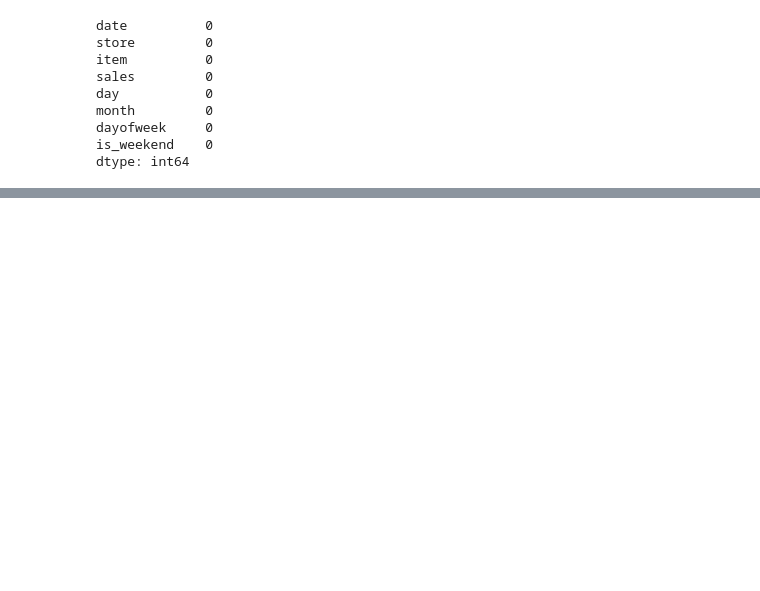
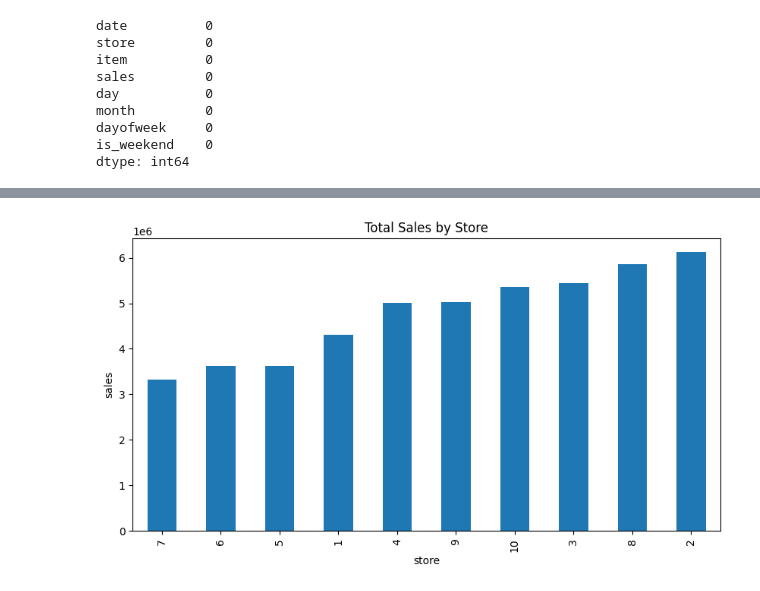
Before and after one commit to mann-rana29/Sales-Forecasting-Model, a Jupyter notebook: notebooks/eda.ipynb, the cells around one changed output, grey strips where cells are left out. Saved outputs shown, nothing was run; the diff lists cells and outputs as text; code cells hidden in the pictures; blank space fills up the shorter version.

```diff
--- a/notebooks/eda.ipynb
+++ b/notebooks/eda.ipynb
@@ -166,0 +190,6 @@ df.to_csv("../data/clean-data.csv",index = False)
+# %%
+ax = df.groupby('store')['sales'].sum().sort_values().plot(kind = 'bar', figsize=(10,5), title = "Total Sales by Store", ylabel = "sales")
+fig = ax.get_figure()
+fig.savefig("../reports/total_sales_by_store.png")
+# %% [output]
+[figure, added]
```
Also changed, not shown: parts of 15 cells of this notebook, 11 other files.
